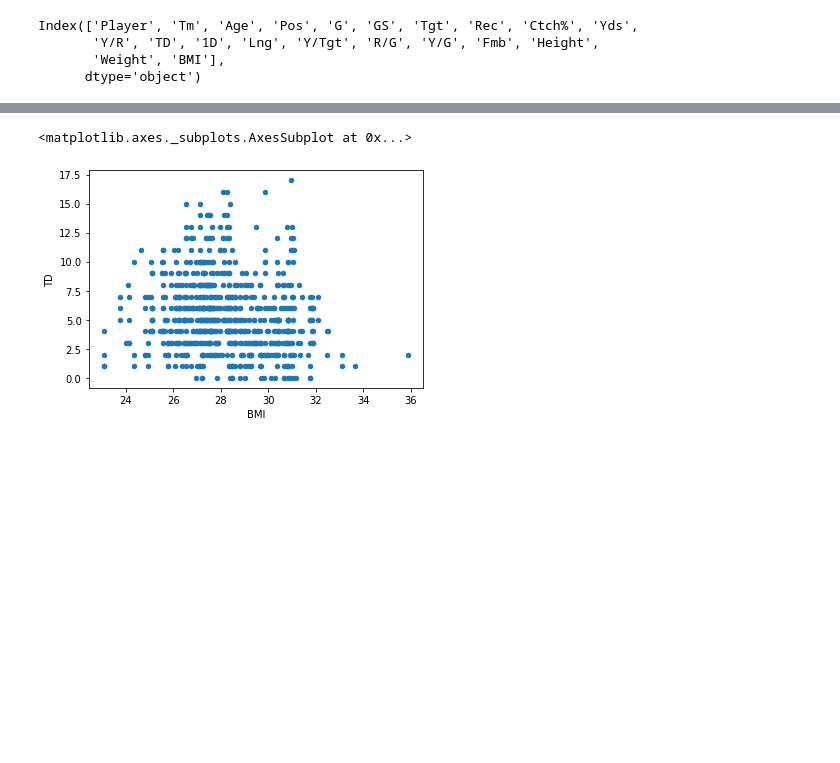
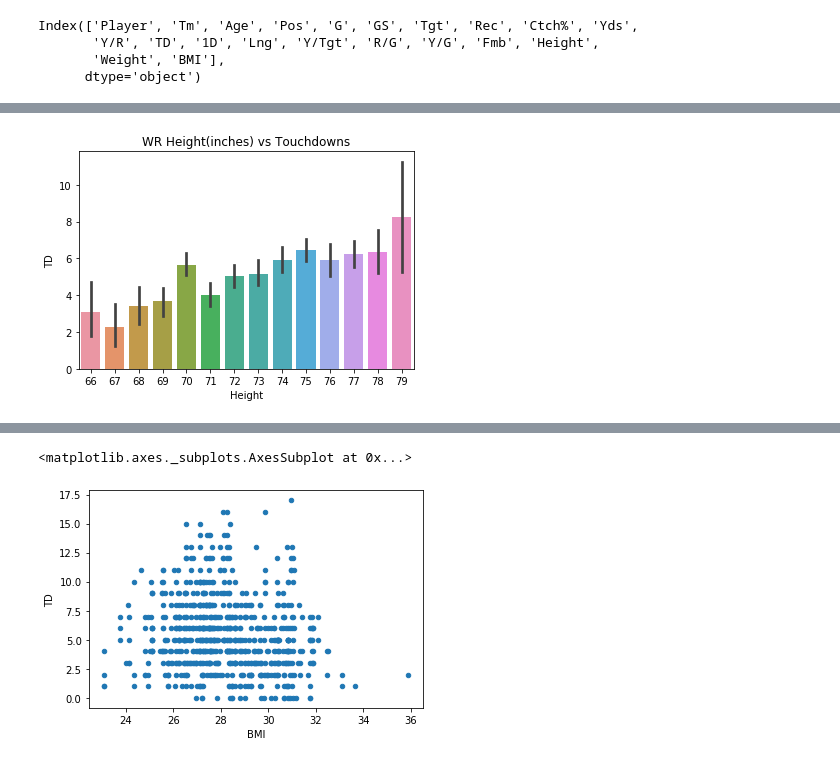
Before and after one commit to shaikh23/Nfl-Analysis, a Jupyter notebook: EDA_receiving_2.ipynb, the cells around one changed output, grey strips where cells are left out. Saved outputs shown, nothing was run; the diff lists cells and outputs as text; code cells hidden in the pictures; blank space fills up the shorter version.

```diff
--- a/EDA_receiving_2.ipynb
+++ b/EDA_receiving_2.ipynb
@@ -266,0 +276,4 @@ ax[0]
+# %%
+sns.barplot(past_decade['Height'], past_decade['TD']).set_title('WR Height(inches) vs Touchdowns').figure.savefig('wrhtbartd.png')
+# %% [output]
+[figure, added]
```
Also changed, not shown: parts of 12 cells of this notebook.
